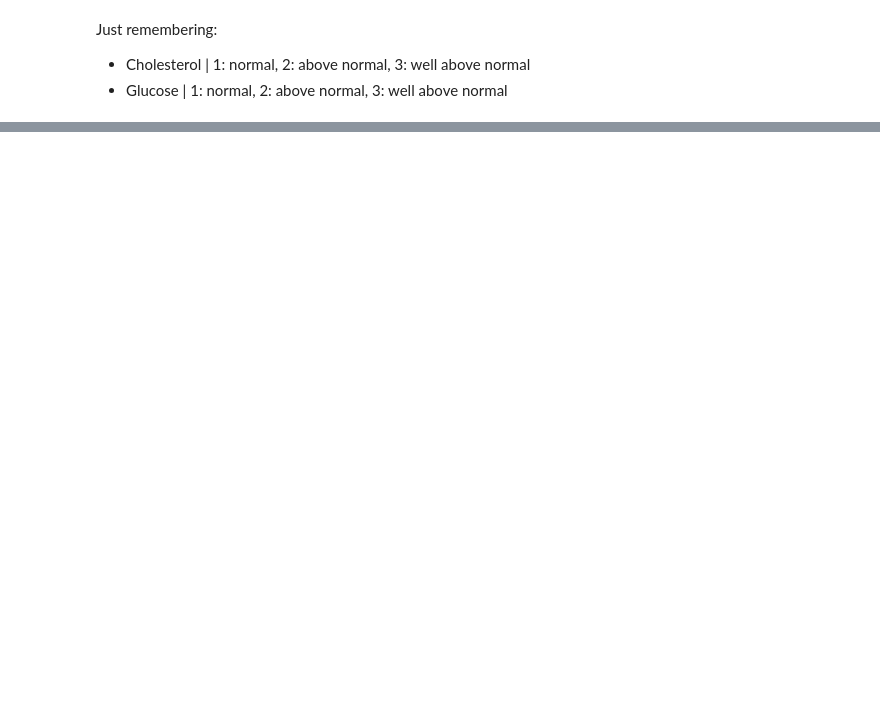
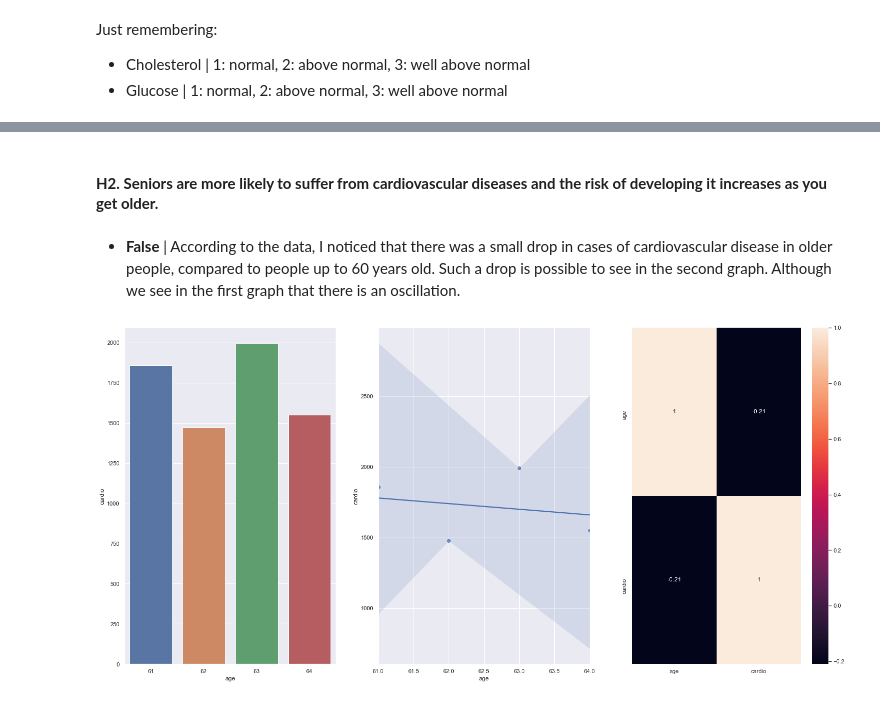
Before and after one commit to emidiovaleretto/cardio-catch-diseases, a Jupyter notebook: Cardio_Catch_Diseases.ipynb, the cells around one changed output, grey strips where cells are left out. Saved outputs shown, nothing was run; the diff lists cells and outputs as text; code cells hidden in the pictures; blank space fills up the shorter version.

```diff
--- a/Cardio_Catch_Diseases.ipynb
+++ b/Cardio_Catch_Diseases.ipynb
@@ -636,0 +671,17 @@ sns.countplot(cat_attrs['gender']);
+# %% [markdown]
+#### **H2. Seniors are more likely to suffer from cardiovascular diseases and the risk of developing it increases as you get older.**
+# %% [markdown]
+- **False** | According to the data, I noticed that there was a small drop in cases of cardiovascular disease in older people, compared to people up to 60 years old. Such a drop is possible to see in the second graph. Although we see in the first graph that there is an oscillation.
+# %%
+aux3 = aux1[aux1['age'] > 60].groupby('age').sum().reset_index()
+
+plt.subplot(1, 3, 1);
+sns.barplot(x='age', y='cardio', data=aux3);
+
+plt.subplot(1, 3, 2);
+sns.regplot(x='age', y='cardio', data=aux3);
+
+plt.subplot(1, 3, 3);
+sns.heatmap(aux3[['age', 'cardio']].corr(method='pearson'), annot=True);
+# %% [output]
+[figure, added]
```
Also changed, not shown: parts of 49 cells of this notebook.
